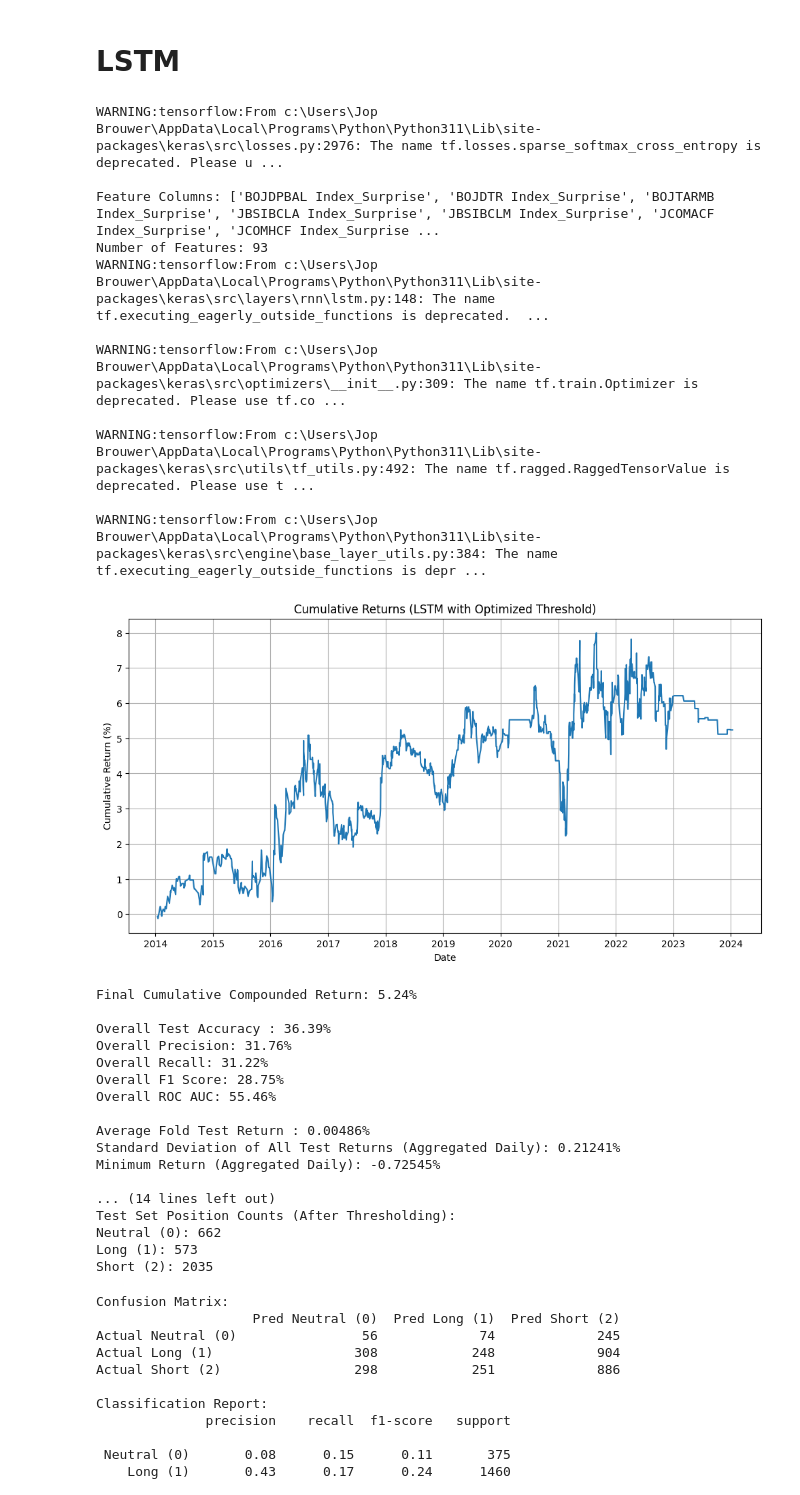
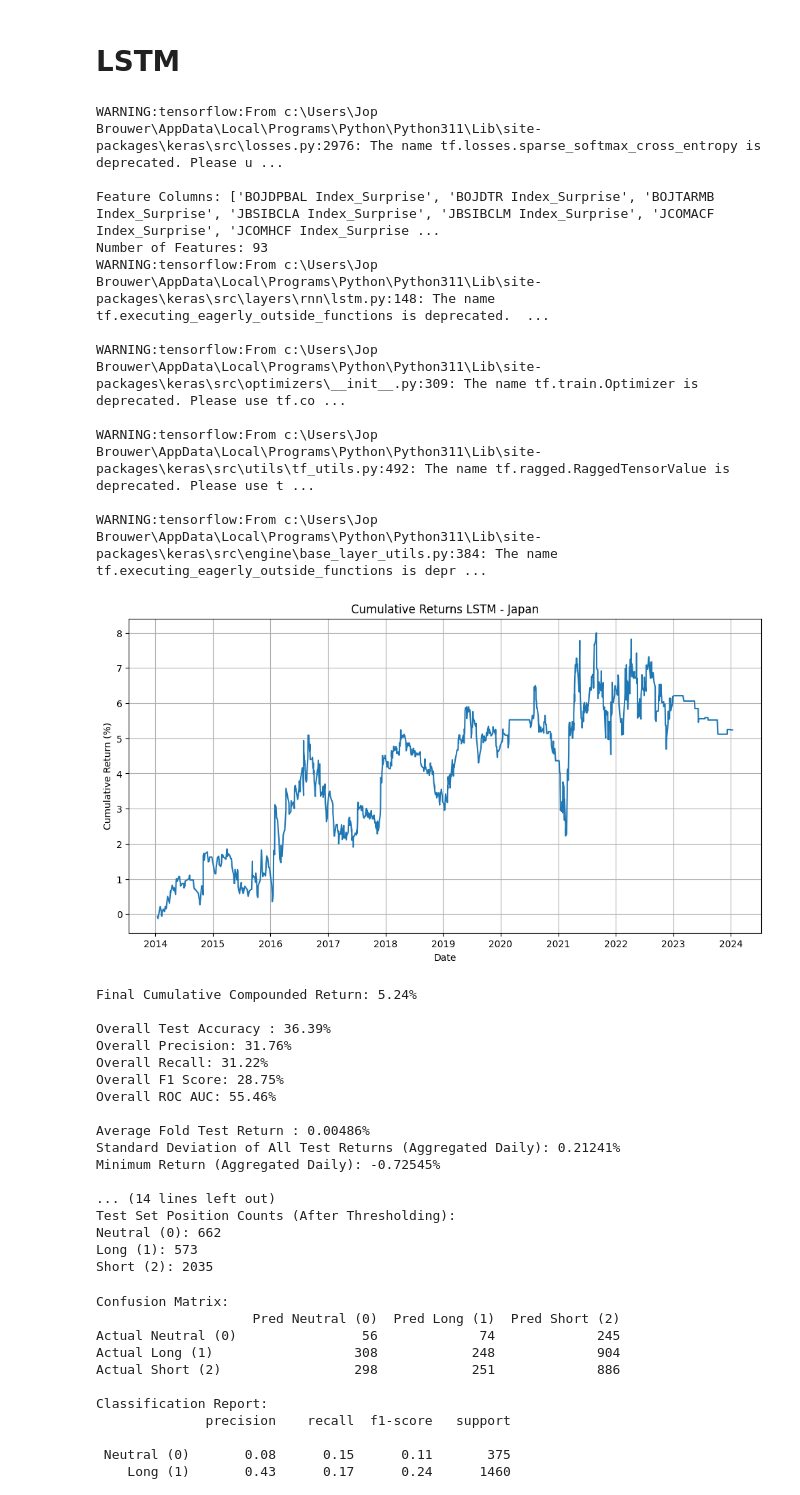
Before and after one commit to 513609/Japan, a Jupyter notebook: JP Final 2.0 - WO TC.ipynb, the cells around one changed output. Drawn from its saved outputs; the diff is of its cells as text; code cells hidden in the pictures.

```diff
--- a/JP Final 2.0 - WO TC.ipynb
+++ b/JP Final 2.0 - WO TC.ipynb
@@ -741,7 +741,7 @@ if all_test_returns:
 
     plt.figure(figsize=(12, 6))
     plt.plot(all_dates, cumulative_returns * 100)
-    plt.title('Cumulative Returns (XGBoost with Optimized Threshold)')
+    plt.title('Cumulative Returns XGBoost - Japan')
     plt.xlabel('Date')
     plt.ylabel('Cumulative Return (%)')
     plt.grid(True)
@@ -1087,7 +1087,7 @@ if all_test_returns:
     plt.figure(figsize=(12, 6))
     sorted_dates, sorted_returns = zip(*sorted(zip(all_dates, cumulative_returns)))
     plt.plot(sorted_dates, [r * 100 for r in sorted_returns])
-    plt.title('Cumulative Returns (Random Forest with Optimized Threshold)')
+    plt.title('Cumulative Returns Random Forest - Japan')
     plt.xlabel('Date')
     plt.ylabel('Cumulative Return (%)')
     plt.grid(True)
@@ -1429,7 +1429,7 @@ if all_test_returns:
     plt.figure(figsize=(12, 6))
     sorted_dates, sorted_returns = zip(*sorted(zip(all_dates, cumulative_returns)))
     plt.plot(sorted_dates, [r * 100 for r in sorted_returns])
-    plt.title('Cumulative Returns (Logistic Regression with Optimized Threshold)')
+    plt.title('Cumulative Returns Logistic Regression - Japan')
     plt.xlabel('Date')
     plt.ylabel('Cumulative Return (%)')
     plt.grid(True)
@@ -1799,7 +1799,7 @@ if all_test_returns:
     plt.figure(figsize=(12, 6))
     sorted_dates, sorted_returns = zip(*sorted(zip(all_dates, cumulative_returns)))
     plt.plot(sorted_dates, [r * 100 for r in sorted_returns])
-    plt.title('Cumulative Returns (LSTM with Optimized Threshold)')
+    plt.title('Cumulative Returns LSTM - Japan')
     plt.xlabel('Date')
     plt.ylabel('Cumulative Return (%)')
     plt.grid(True)
@@ -1824,35 +1824,35 @@ if all_test_returns:
 
     print(f"\nAverage Fold Test Return : {np.mean(fold_mean_returns)*100:.5f}%")
     print(f"Standard Deviation of All Test Returns (Aggregated Daily): {std_dev_individual:.5f}%")
     print(f"Minimum Return (Aggregated Daily): {min_return:.5f}%")
 
     print("\n--- Optimization Results ---")
     print("\nOptimal Horizon Counts:")
     print(pd.Series(best_horizons_list).value_counts())
     print("\nOptimal Threshold Counts:")
     print(pd.Series(best_thresholds_list).value_counts())
 
     print("\nTest Set Position Counts (After Thresholding):")
     counts = pd.Series(all_test_preds).value_counts().sort_index()
     print(f"Neutral (0): {counts.get(0, 0)}")
     print(f"Long (1): {counts.get(1, 0)}")
     print(f"Short (2): {counts.get(2, 0)}")
 
 else:
-    cprint("No valid test periods found")
+    print("No valid test periods found")
 # %% [output]
 WARNING:tensorflow:From c:\Users\Jop Brouwer\AppData\Local\Programs\Python\Python311\Lib\site-packages\keras\src\losses.py:2976: The name tf.losses.sparse_softmax_cross_entropy is deprecated. Please u ...
 
 Feature Columns: ['BOJDPBAL Index_Surprise', 'BOJDTR Index_Surprise', 'BOJTARMB Index_Surprise', 'JBSIBCLA Index_Surprise', 'JBSIBCLM Index_Surprise', 'JCOMACF Index_Surprise', 'JCOMHCF Index_Surprise ...
 Number of Features: 93
 WARNING:tensorflow:From c:\Users\Jop Brouwer\AppData\Local\Programs\Python\Python311\Lib\site-packages\keras\src\layers\rnn\lstm.py:148: The name tf.executing_eagerly_outside_functions is deprecated.  ...
 
 WARNING:tensorflow:From c:\Users\Jop Brouwer\AppData\Local\Programs\Python\Python311\Lib\site-packages\keras\src\optimizers\__init__.py:309: The name tf.train.Optimizer is deprecated. Please use tf.co ...
 
 WARNING:tensorflow:From c:\Users\Jop Brouwer\AppData\Local\Programs\Python\Python311\Lib\site-packages\keras\src\utils\tf_utils.py:492: The name tf.ragged.RaggedTensorValue is deprecated. Please use t ...
 
 WARNING:tensorflow:From c:\Users\Jop Brouwer\AppData\Local\Programs\Python\Python311\Lib\site-packages\keras\src\engine\base_layer_utils.py:384: The name tf.executing_eagerly_outside_functions is depr ...
-[figure, old version]
+[figure, new version]
 Final Cumulative Compounded Return: 5.24%
 
 Overall Test Accuracy : 36.39%
```
Also changed, not shown: parts of 4 cells of this notebook, 2 other files.
